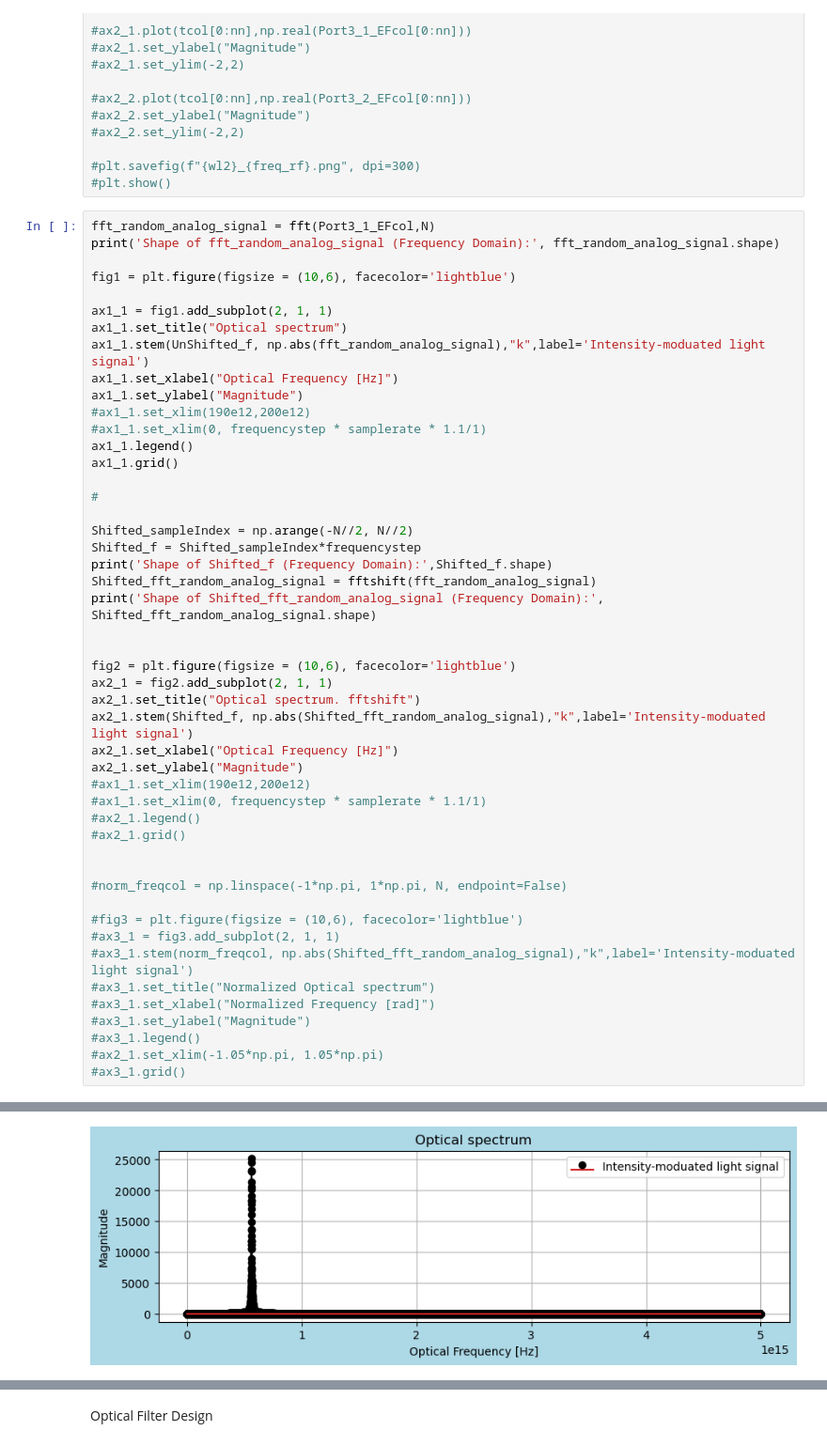
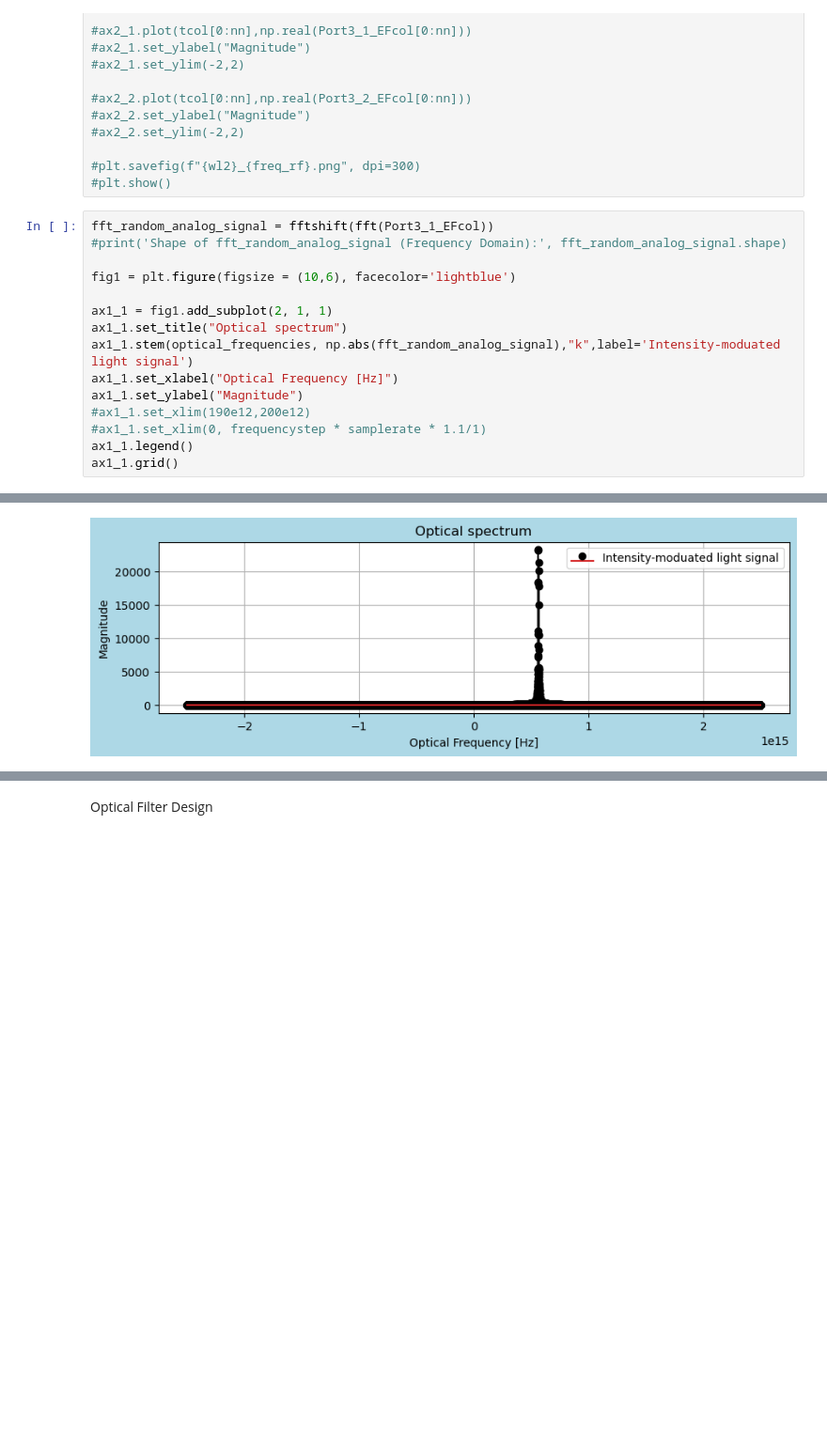
Before and after one commit to tacticstactics/Optical-pulse-broadening, a Jupyter notebook: optical_pulse_broadening_optical_filter.ipynb, the cells around one changed output, grey strips where cells are left out. Shown at 94% size. Saved outputs shown, nothing was run; the diff lists cells and outputs as text; blank space fills up the shorter version.

```diff
--- a/optical_pulse_broadening_optical_filter.ipynb
+++ b/optical_pulse_broadening_optical_filter.ipynb
@@ -304,51 +303,18 @@ Difference Frequency: freq_diff [Hz] 0.00000E+00
 #plt.savefig(f"{wl2}_{freq_rf}.png", dpi=300)
 #plt.show()
 # %%
-fft_random_analog_signal = fft(Port3_1_EFcol,N)
-print('Shape of fft_random_analog_signal (Frequency Domain):', fft_random_analog_signal.shape)
+fft_random_analog_signal = fftshift(fft(Port3_1_EFcol))
+#print('Shape of fft_random_analog_signal (Frequency Domain):', fft_random_analog_signal.shape)
 
 fig1 = plt.figure(figsize = (10,6), facecolor='lightblue')
 
 ax1_1 = fig1.add_subplot(2, 1, 1)
 ax1_1.set_title("Optical spectrum")
-ax1_1.stem(UnShifted_f, np.abs(fft_random_analog_signal),"k",label='Intensity-moduated light signal')
+ax1_1.stem(optical_frequencies, np.abs(fft_random_analog_signal),"k",label='Intensity-moduated light signal')
 ax1_1.set_xlabel("Optical Frequency [Hz]")
 ax1_1.set_ylabel("Magnitude")
 #ax1_1.set_xlim(190e12,200e12)
 #ax1_1.set_xlim(0, frequencystep * samplerate * 1.1/1)
 ax1_1.legend()
 ax1_1.grid()
-
-#
-
-Shifted_sampleIndex = np.arange(-N//2, N//2)
-Shifted_f = Shifted_sampleIndex*frequencystep
-print('Shape of Shifted_f (Frequency Domain):',Shifted_f.shape)
-Shifted_fft_random_analog_signal = fftshift(fft_random_analog_signal)
-print('Shape of Shifted_fft_random_analog_signal (Frequency Domain):', Shifted_fft_random_analog_signal.shape)
-
-
-fig2 = plt.figure(figsize = (10,6), facecolor='lightblue')
-ax2_1 = fig2.add_subplot(2, 1, 1)
-ax2_1.set_title("Optical spectrum. fftshift")
-ax2_1.stem(Shifted_f, np.abs(Shifted_fft_random_analog_signal),"k",label='Intensity-moduated light signal')
-ax2_1.set_xlabel("Optical Frequency [Hz]")
-ax2_1.set_ylabel("Magnitude")
-#ax1_1.set_xlim(190e12,200e12)
-#ax1_1.set_xlim(0, frequencystep * samplerate * 1.1/1)
-#ax2_1.legend()
-#ax2_1.grid()
-
-
-#norm_freqcol = np.linspace(-1*np.pi, 1*np.pi, N, endpoint=False)
-
-#fig3 = plt.figure(figsize = (10,6), facecolor='lightblue')
-#ax3_1 = fig3.add_subplot(2, 1, 1)
-#ax3_1.stem(norm_freqcol, np.abs(Shifted_fft_random_analog_signal),"k",label='Intensity-moduated light signal')
-#ax3_1.set_title("Normalized Optical spectrum")
-#ax3_1.set_xlabel("Normalized Frequency [rad]")
-#ax3_1.set_ylabel("Magnitude")
-#ax3_1.legend()
-#ax2_1.set_xlim(-1.05*np.pi, 1.05*np.pi)
-#ax3_1.grid()
 # %% [output]
@@ -359 +321 @@ Text(0, 0.5, 'Magnitude')
-[figure, old version]
+[figure, new version]
```
Also changed, not shown: parts of 12 cells of this notebook.
